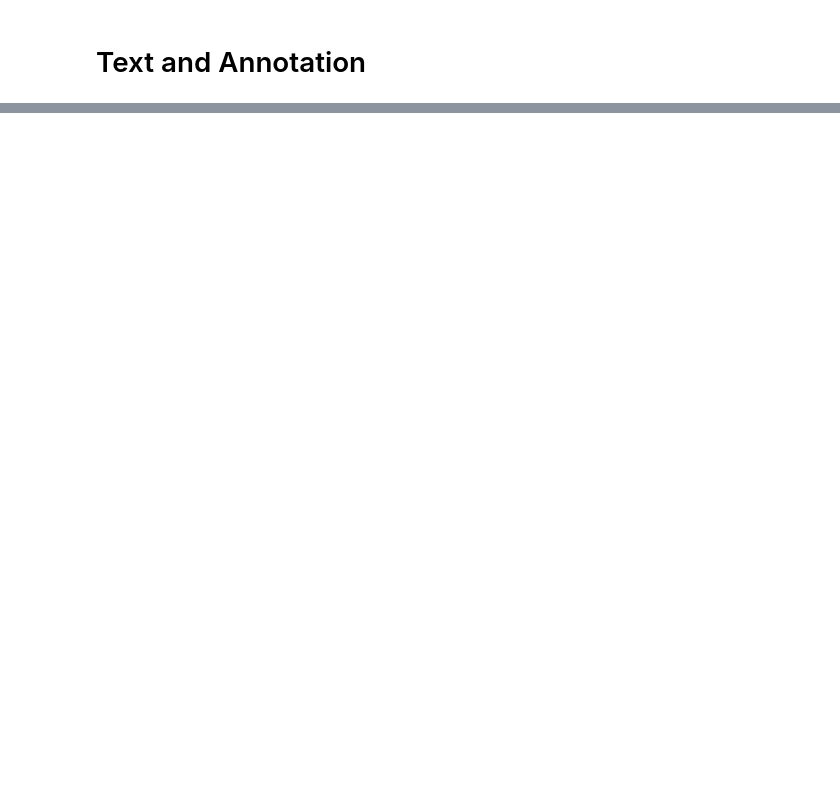
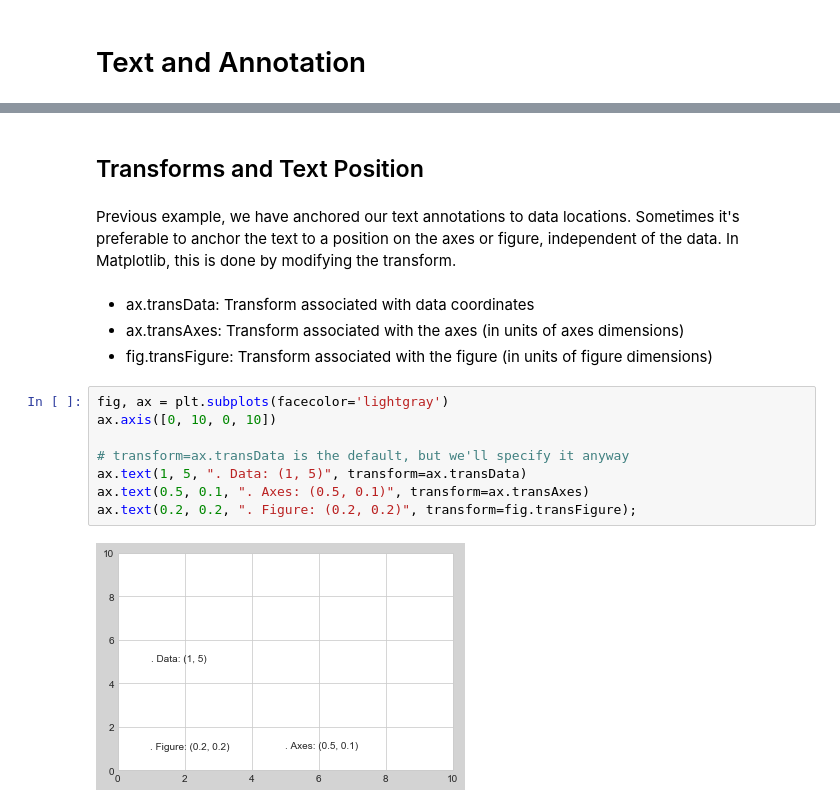
Before and after one commit to jbuisine/python-learn, a Jupyter notebook: 04.Matplotlib/09.Text-and-Annotation.ipynb, the cells around one changed output, grey strips where cells are left out. Cells and saved outputs as stored; diff of their text form; blank space fills up the shorter version.

```diff
--- a/04.Matplotlib/09.Text-and-Annotation.ipynb
+++ b/04.Matplotlib/09.Text-and-Annotation.ipynb
@@ -111,0 +60,18 @@ y_hist.invert_xaxis()
+# %% [markdown]
+## Transforms and Text Position
+# %% [markdown]
+Previous example, we have anchored our text annotations to data locations. Sometimes it's preferable to anchor the text to a position on the axes or figure, independent of the data. In Matplotlib, this is done by modifying the transform.
+# %% [markdown]
+* ax.transData: Transform associated with data coordinates
+* ax.transAxes: Transform associated with the axes (in units of axes dimensions)
+* fig.transFigure: Transform associated with the figure (in units of figure dimensions)
+# %%
+fig, ax = plt.subplots(facecolor='lightgray')
+ax.axis([0, 10, 0, 10])
+
+# transform=ax.transData is the default, but we'll specify it anyway
+ax.text(1, 5, ". Data: (1, 5)", transform=ax.transData)
+ax.text(0.5, 0.1, ". Axes: (0.5, 0.1)", transform=ax.transAxes)
+ax.text(0.2, 0.2, ". Figure: (0.2, 0.2)", transform=fig.transFigure);
+# %% [output]
+[figure, added]
```
Also changed, not shown: parts of 23 cells of this notebook, 7 other files.
